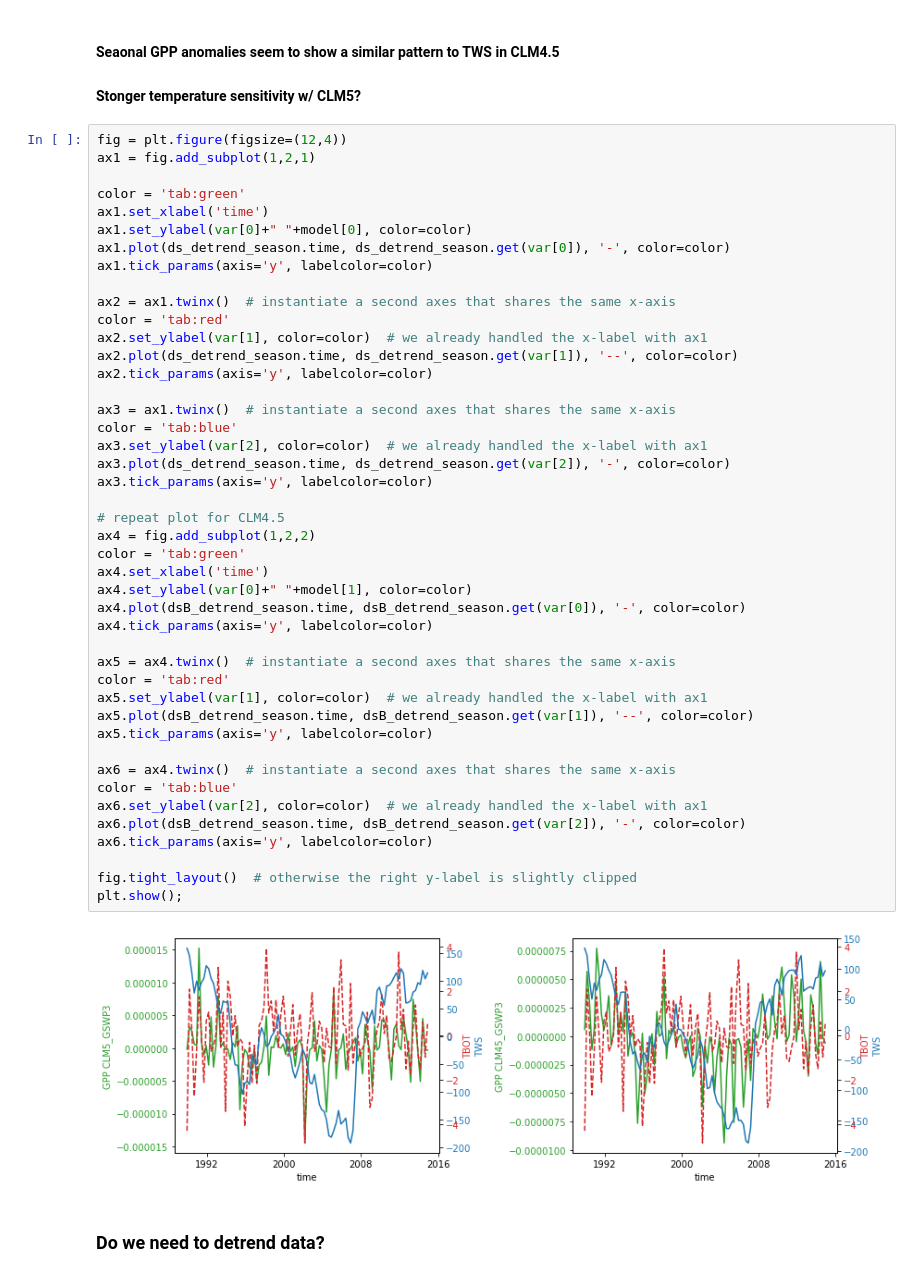
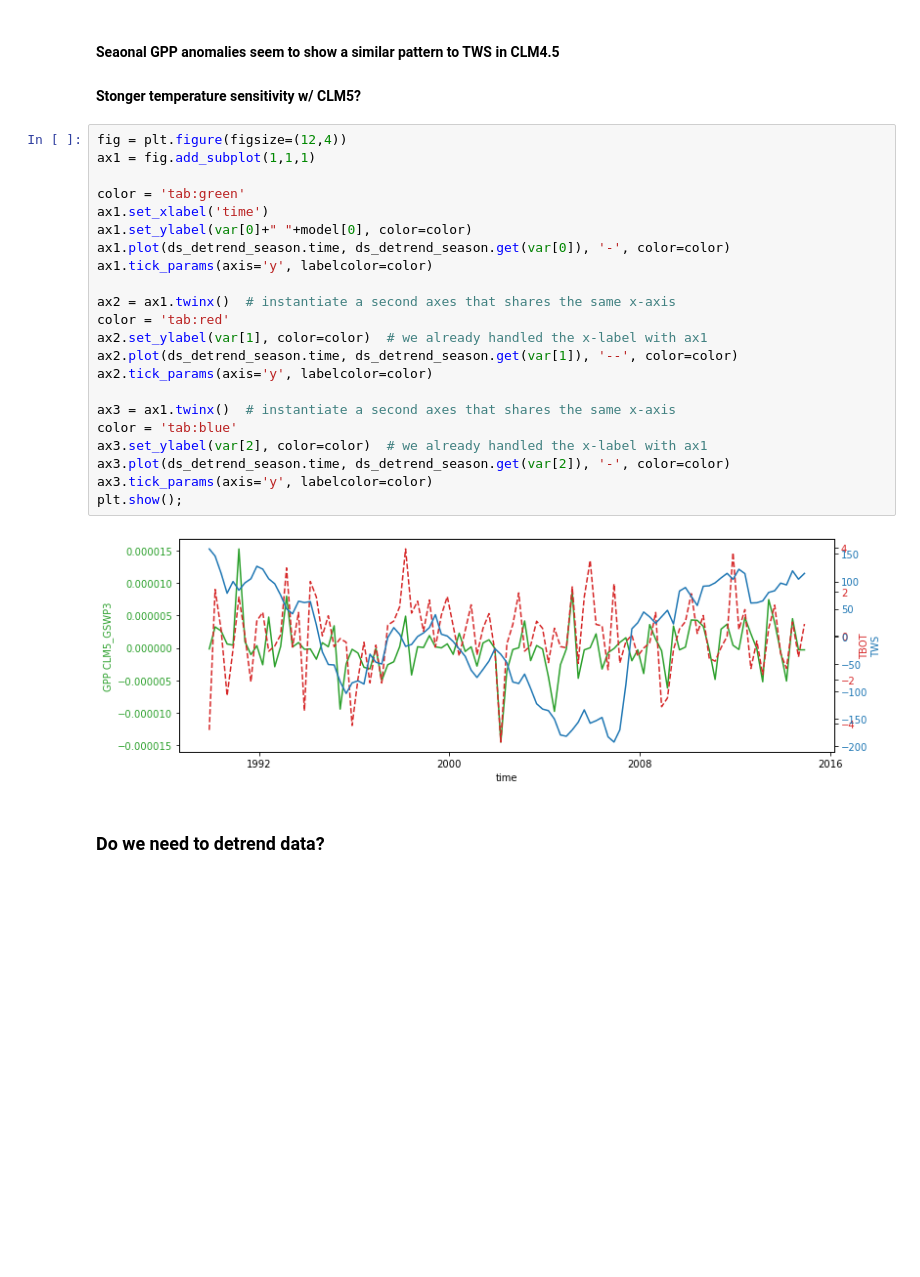
Before and after one commit to NCAR/ctsm_python_gallery, a Jupyter notebook: notebooks/MonthlySVD.ipynb, the cells around one changed output. Cells and saved outputs as stored; diff of their text form; blank space fills up the shorter version.

```diff
--- a/notebooks/MonthlySVD.ipynb
+++ b/notebooks/MonthlySVD.ipynb
@@ -195,50 +180,28 @@ plt.ylabel(var[2]);
 #### Stonger temperature sensitivity w/ CLM5?
 # %%
 fig = plt.figure(figsize=(12,4))
-ax1 = fig.add_subplot(1,2,1)
+ax1 = fig.add_subplot(1,1,1)
 
 color = 'tab:green'
 ax1.set_xlabel('time')
 ax1.set_ylabel(var[0]+" "+model[0], color=color)
 ax1.plot(ds_detrend_season.time, ds_detrend_season.get(var[0]), '-', color=color)
 ax1.tick_params(axis='y', labelcolor=color)
 
 ax2 = ax1.twinx()  # instantiate a second axes that shares the same x-axis
 color = 'tab:red'
 ax2.set_ylabel(var[1], color=color)  # we already handled the x-label with ax1
 ax2.plot(ds_detrend_season.time, ds_detrend_season.get(var[1]), '--', color=color)
 ax2.tick_params(axis='y', labelcolor=color)
 
 ax3 = ax1.twinx()  # instantiate a second axes that shares the same x-axis
 color = 'tab:blue'
 ax3.set_ylabel(var[2], color=color)  # we already handled the x-label with ax1
 ax3.plot(ds_detrend_season.time, ds_detrend_season.get(var[2]), '-', color=color)
 ax3.tick_params(axis='y', labelcolor=color)
-
-# repeat plot for CLM4.5
-ax4 = fig.add_subplot(1,2,2)
-color = 'tab:green'
-ax4.set_xlabel('time')
-ax4.set_ylabel(var[0]+" "+model[1], color=color)
-ax4.plot(dsB_detrend_season.time, dsB_detrend_season.get(var[0]), '-', color=color)
-ax4.tick_params(axis='y', labelcolor=color)
-
-ax5 = ax4.twinx()  # instantiate a second axes that shares the same x-axis
-color = 'tab:red'
-ax5.set_ylabel(var[1], color=color)  # we already handled the x-label with ax1
-ax5.plot(dsB_detrend_season.time, dsB_detrend_season.get(var[1]), '--', color=color)
-ax5.tick_params(axis='y', labelcolor=color)
-
-ax6 = ax4.twinx()  # instantiate a second axes that shares the same x-axis
-color = 'tab:blue'
-ax6.set_ylabel(var[2], color=color)  # we already handled the x-label with ax1
-ax6.plot(dsB_detrend_season.time, dsB_detrend_season.get(var[2]), '-', color=color)
-ax6.tick_params(axis='y', labelcolor=color)
-
-fig.tight_layout()  # otherwise the right y-label is slightly clipped
 plt.show();
 # %% [output]
-[figure, old version]
+[figure, new version]
 # %% [markdown]
  ### Do we need to detrend data?
 # %%
```
Also changed, not shown: parts of 64 cells of this notebook.
